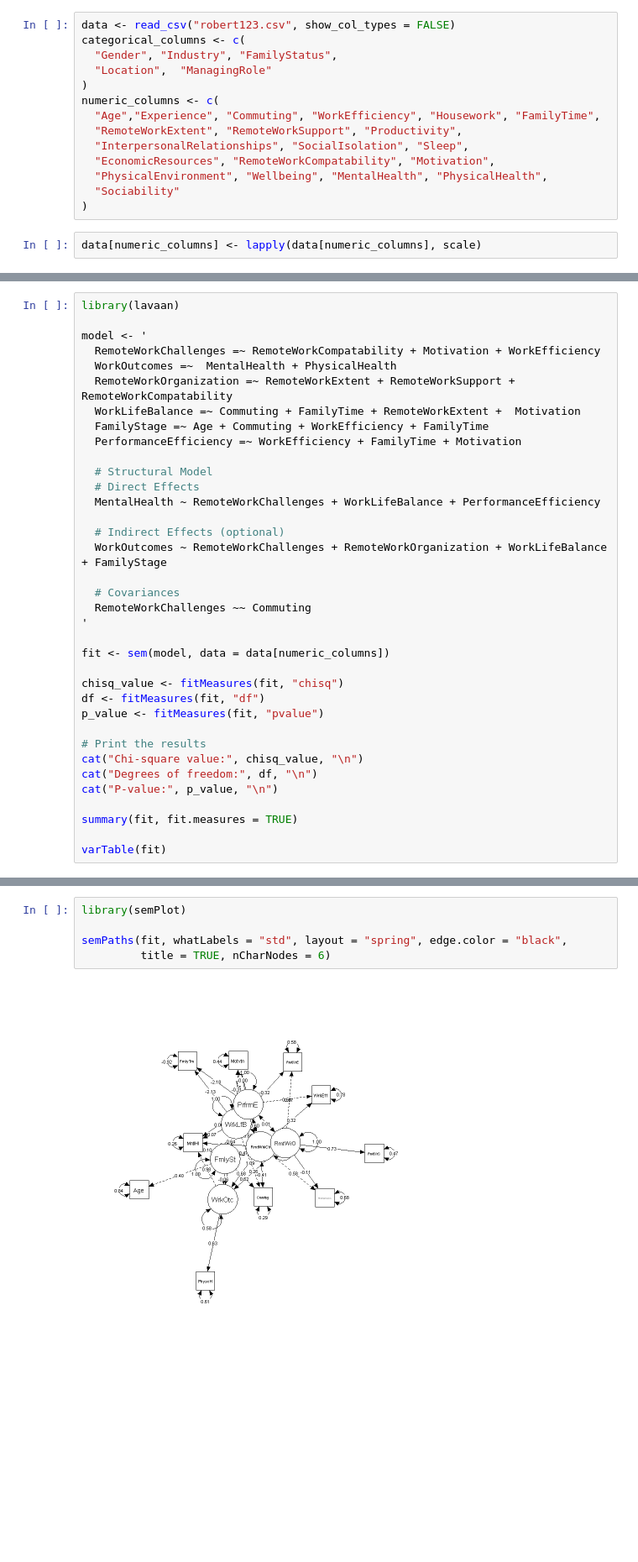
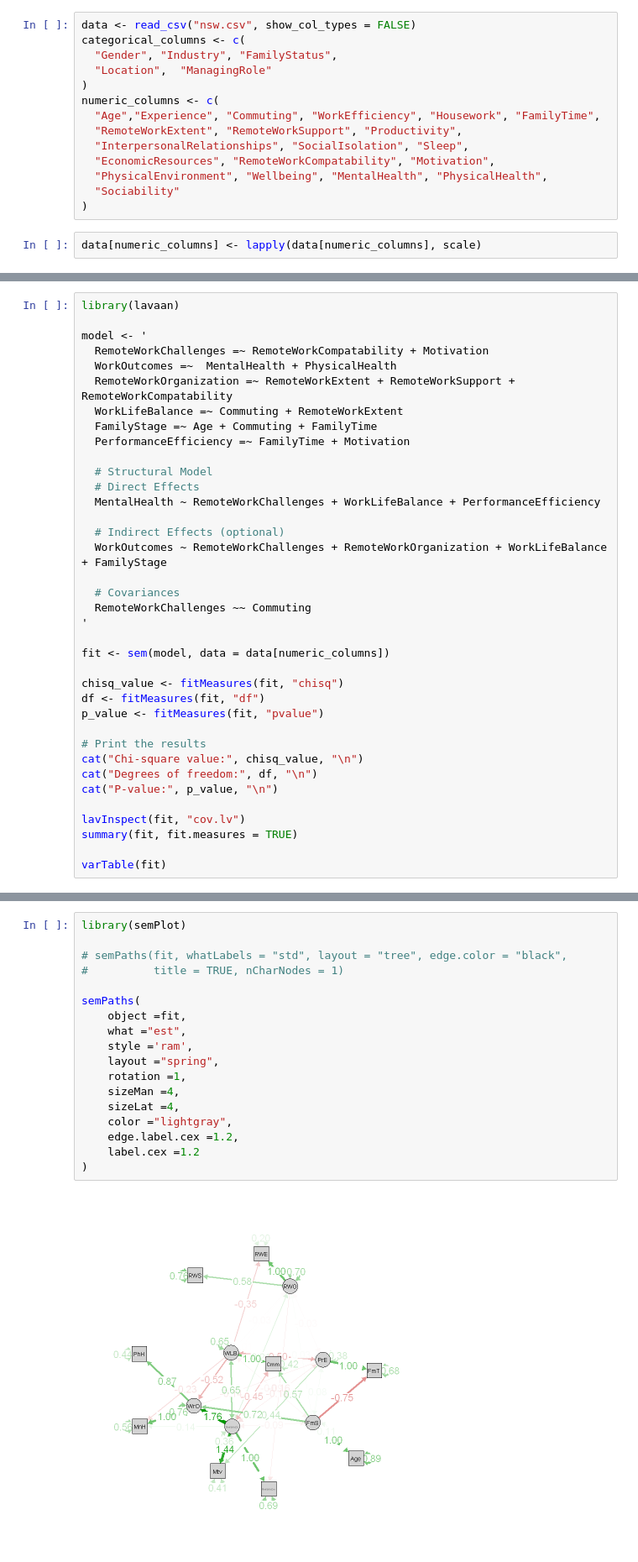
Before and after one commit to robertmackevic/dm-project, a Jupyter notebook: sem.ipynb, the cells around one changed output, grey strips where cells are left out. Shown: that part at 84% size. Saved outputs shown, nothing was run; the diff lists cells and outputs as text; blank space fills up the shorter version.

```diff
--- a/sem.ipynb
+++ b/sem.ipynb
@@ -13,7 +13,7 @@ library(semPlot)
 library(lavaan)
 library(factoextra)
 # %%
-data <- read_csv("robert123.csv", show_col_types = FALSE)
+data <- read_csv("nsw.csv", show_col_types = FALSE)
 categorical_columns <- c(
   "Gender", "Industry", "FamilyStatus",
   "Location",  "ManagingRole"
@@ -68,12 +70,12 @@ Cumulative Var 0.181 0.276 0.357 0.431 0.499 0.563 0.624
 library(lavaan)
 
 model <- '
-  RemoteWorkChallenges =~ RemoteWorkCompatability + Motivation + WorkEfficiency
+  RemoteWorkChallenges =~ RemoteWorkCompatability + Motivation
   WorkOutcomes =~  MentalHealth + PhysicalHealth
   RemoteWorkOrganization =~ RemoteWorkExtent + RemoteWorkSupport + RemoteWorkCompatability
-  WorkLifeBalance =~ Commuting + FamilyTime + RemoteWorkExtent +  Motivation
-  FamilyStage =~ Age + Commuting + WorkEfficiency + FamilyTime
-  PerformanceEfficiency =~ WorkEfficiency + FamilyTime + Motivation
+  WorkLifeBalance =~ Commuting + RemoteWorkExtent
+  FamilyStage =~ Age + Commuting + FamilyTime
+  PerformanceEfficiency =~ FamilyTime + Motivation
 
   # Structural Model
   # Direct Effects
@@ -97,6 +99,7 @@ cat("Chi-square value:", chisq_value, "\n")
 cat("Degrees of freedom:", df, "\n")
 cat("P-value:", p_value, "\n")
 
+lavInspect(fit, "cov.lv")
 summary(fit, fit.measures = TRUE)
 
 varTable(fit)
@@ -158,7 +172,20 @@ A lavaan.data.frame: 10 × 10
 # %%
 library(semPlot)
 
-semPaths(fit, whatLabels = "std", layout = "spring", edge.color = "black",
-         title = TRUE, nCharNodes = 6)
+# semPaths(fit, whatLabels = "std", layout = "tree", edge.color = "black",
+#          title = TRUE, nCharNodes = 1)
+
+semPaths(
+    object =fit,
+    what ="est",
+    style ='ram',
+    layout ="spring",
+    rotation =1,
+    sizeMan =4,
+    sizeLat =4,
+    color ="lightgray",
+    edge.label.cex =1.2,
+    label.cex =1.2
+)
 # %% [output]
-[figure, old version]
+[figure, new version]
```
Also changed, not shown: parts of 4 cells of this notebook.
